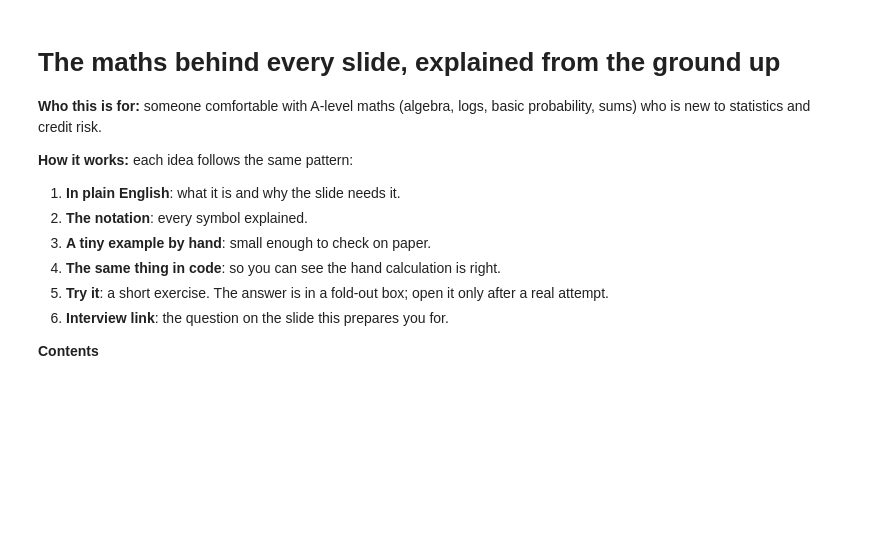
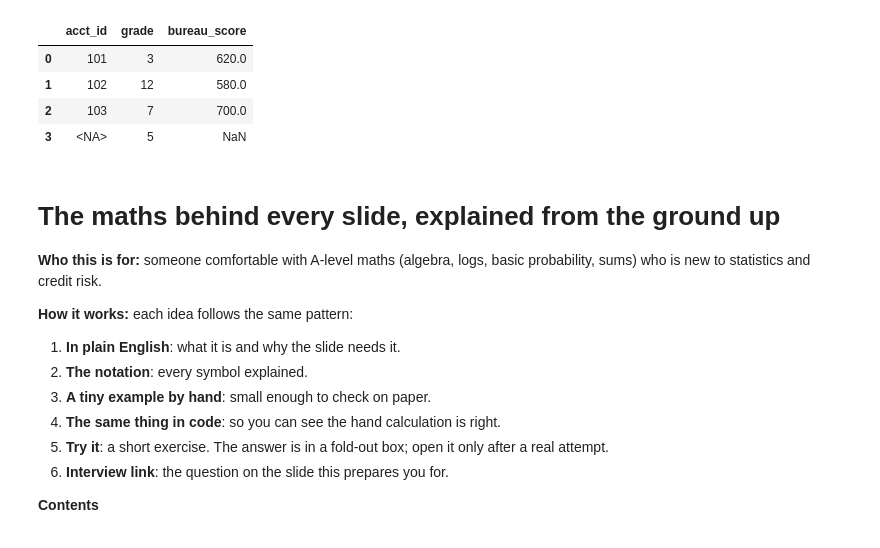
Before and after one commit to S-Azeem/credit_risk_playground, a Jupyter notebook: slide_maths_explained_complete.ipynb, the cells around one changed output. Cells and saved outputs as stored; diff of their text form; code cells hidden in the pictures; blank space fills up the shorter version.

```diff
--- a/slide_maths_explained_complete.ipynb
+++ b/slide_maths_explained_complete.ipynb
@@ -1,3 +67,11 @@
+# %%
+merged
+# %% [output]
+|  | acct_id | grade | bureau_score |
+| 0 | 101 | 3 | 620.0 |
+| 1 | 102 | 12 | 580.0 |
+| 2 | 103 | 7 | 700.0 |
+| 3 | <NA> | 5 | NaN |
 # %% [markdown]
 # The maths behind every slide, explained from the ground up
 
```
Also changed, not shown: parts of 2 cells of this notebook.
